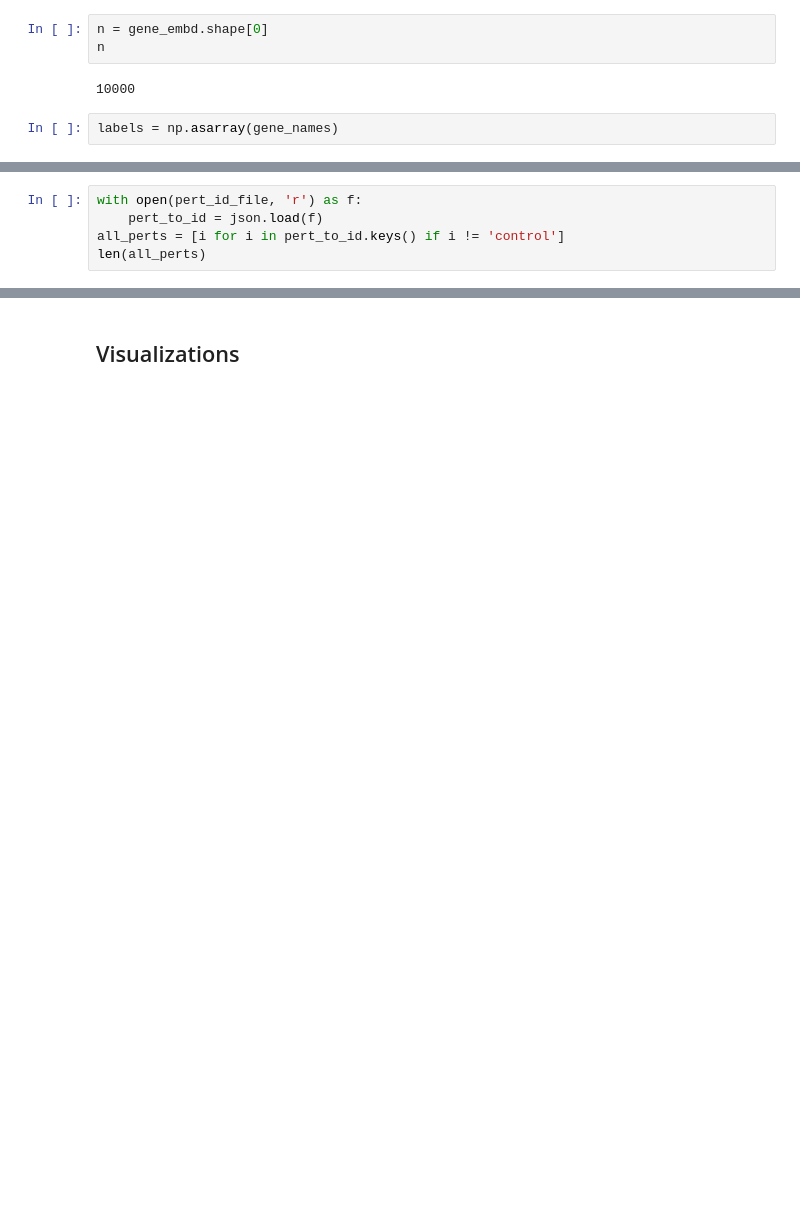
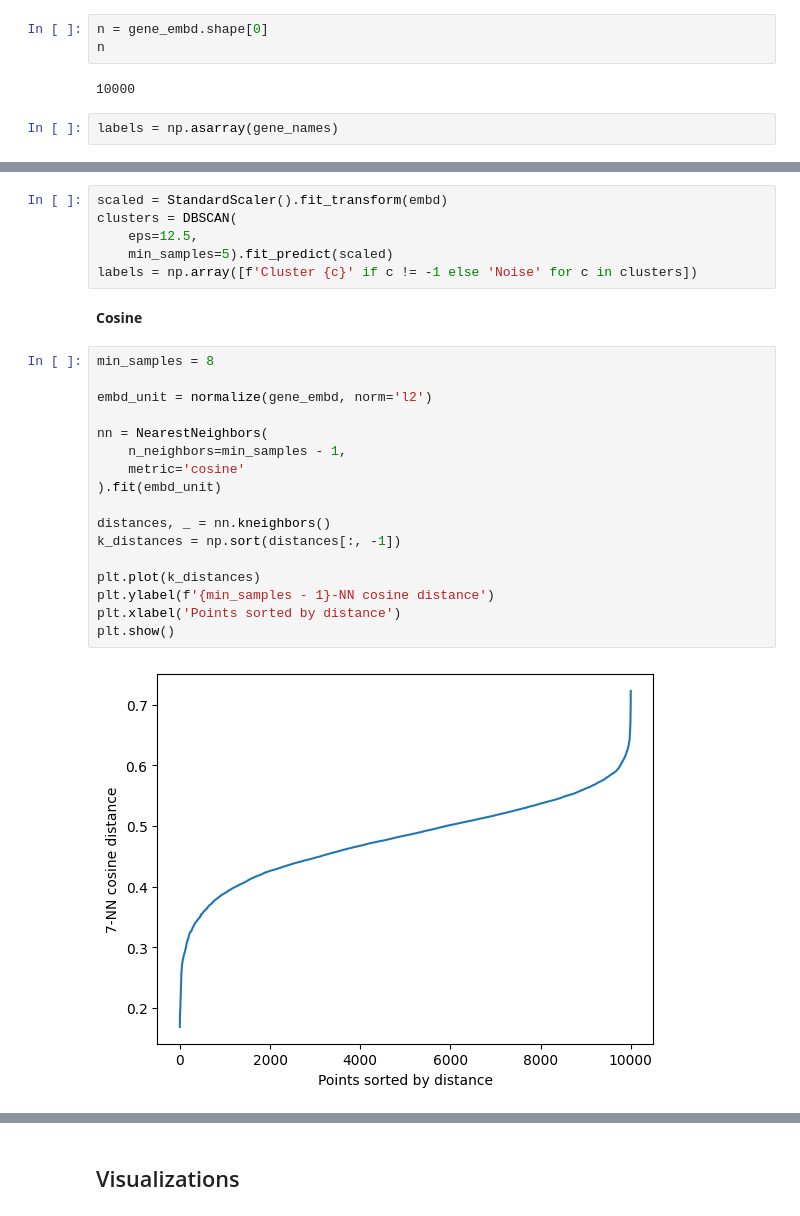
Before and after one commit to GPTomics/biojepa, a Jupyter notebook: shared_notebooks/umap_eval.ipynb, the cells around one changed output, grey strips where cells are left out. Saved outputs shown, nothing was run; the diff lists cells and outputs as text; blank space fills up the shorter version.

```diff
--- a/shared_notebooks/umap_eval.ipynb
+++ b/shared_notebooks/umap_eval.ipynb
@@ -118,5 +114,0 @@ pert_embd.shape
-# %%
-with open(pert_id_file, 'r') as f:
-    pert_to_id = json.load(f)
-all_perts = [i for i in pert_to_id.keys() if i != 'control']
-len(all_perts)
@@ -128,0 +130,27 @@ labels = np.asarray(all_perts)
+# %%
+scaled = StandardScaler().fit_transform(embd)
+clusters = DBSCAN(
+    eps=12.5,
+    min_samples=5).fit_predict(scaled)
+labels = np.array([f'Cluster {c}' if c != -1 else 'Noise' for c in clusters])
+# %% [markdown]
+**Cosine**
+# %%
+min_samples = 8
+
+embd_unit = normalize(gene_embd, norm='l2')
+
+nn = NearestNeighbors(
+    n_neighbors=min_samples - 1,
+    metric='cosine'
+).fit(embd_unit)
+
+distances, _ = nn.kneighbors()
+k_distances = np.sort(distances[:, -1])
+
+plt.plot(k_distances)
+plt.ylabel(f'{min_samples - 1}-NN cosine distance')
+plt.xlabel('Points sorted by distance')
+plt.show()
+# %% [output]
+[figure, added]
```
Also changed, not shown: parts of 25 cells of this notebook.
